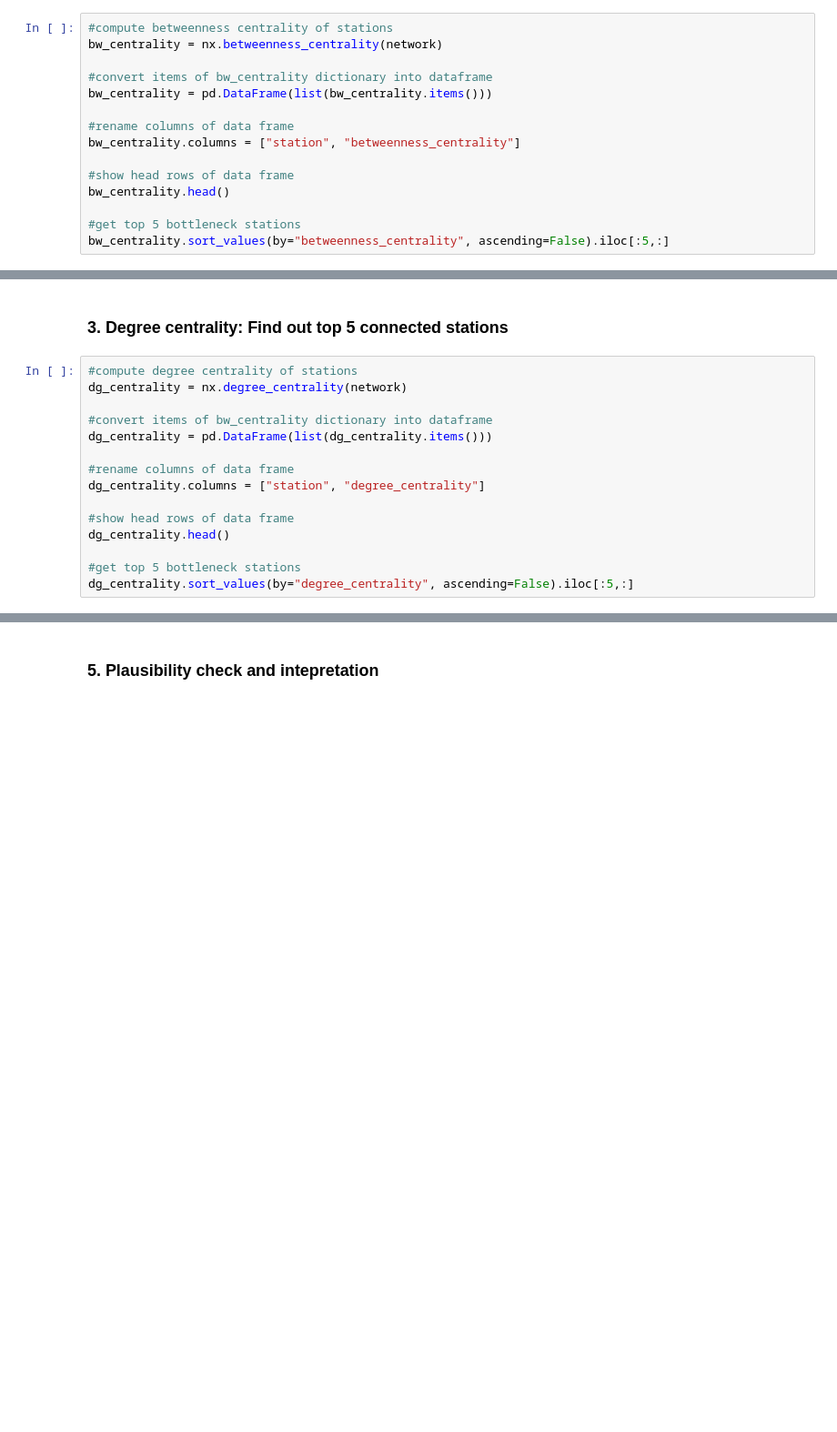
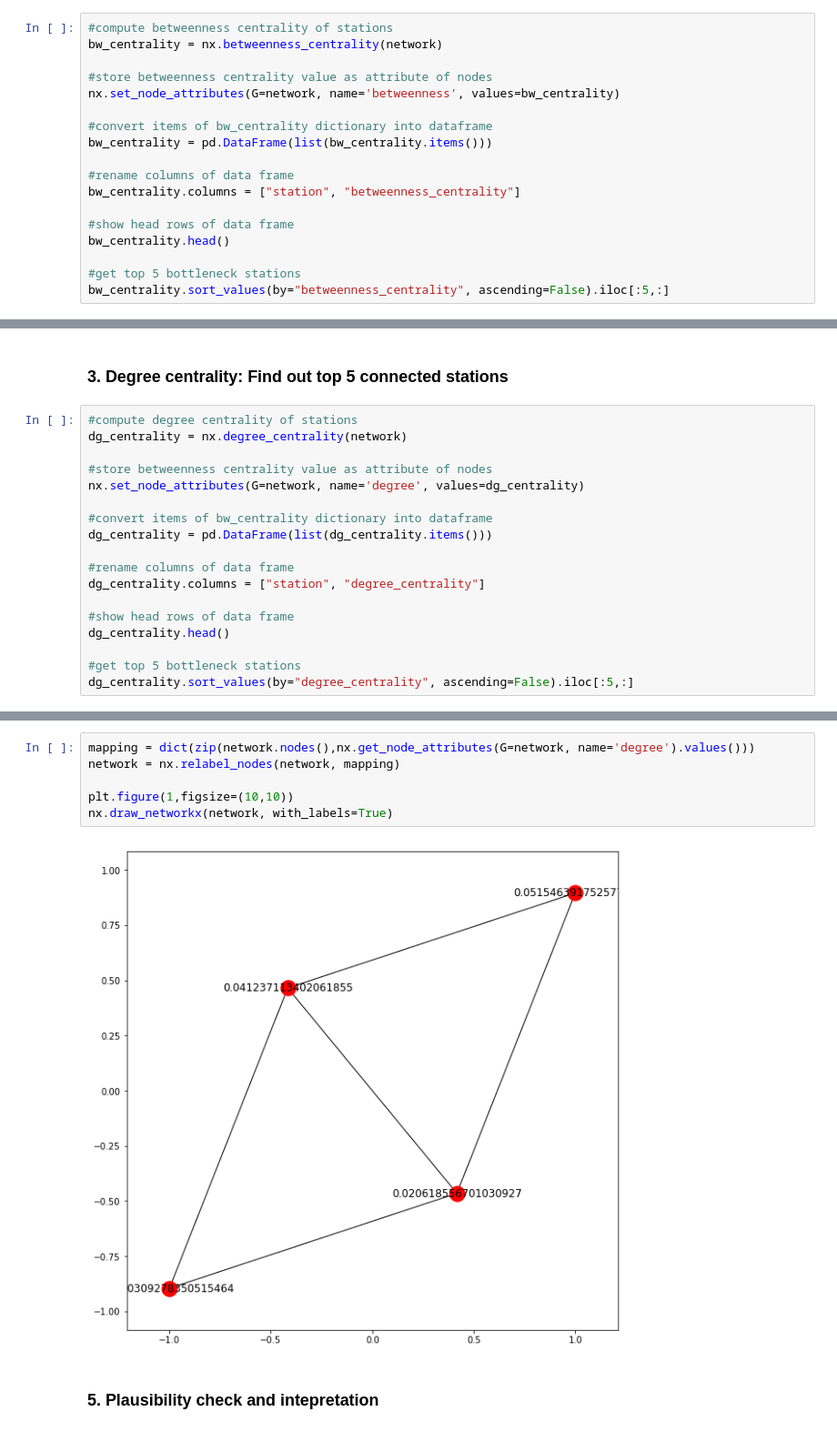
Before and after one commit to MagdalenaDeschner/Network-Analysis-Important-stations-of-public-transportation-net, a Jupyter notebook: notebook.ipynb, the cells around one changed output, grey strips where cells are left out. Shown: that part at 91% size. Cells and saved outputs as stored; diff of their text form; blank space fills up the shorter version.

```diff
--- a/notebook.ipynb
+++ b/notebook.ipynb
@@ -36,6 +47,9 @@ print('The subway in vienna consists of', len(network.nodes), 'different station
 # %%
 #compute betweenness centrality of stations
 bw_centrality = nx.betweenness_centrality(network)
+
+#store betweenness centrality value as attribute of nodes
+nx.set_node_attributes(G=network, name='betweenness', values=bw_centrality)
 
 #convert items of bw_centrality dictionary into dataframe
 bw_centrality = pd.DataFrame(list(bw_centrality.items()))
@@ -53,6 +74,9 @@ bw_centrality.sort_values(by="betweenness_centrality", ascending=False).iloc[:5,
 # %%
 #compute degree centrality of stations
 dg_centrality = nx.degree_centrality(network)
+
+#store betweenness centrality value as attribute of nodes
+nx.set_node_attributes(G=network, name='degree', values=dg_centrality)
 
 #convert items of bw_centrality dictionary into dataframe
 dg_centrality = pd.DataFrame(list(dg_centrality.items()))
@@ -78,3 +102,11 @@ dg_centrality.sort_values(by="degree_centrality", ascending=False).iloc[:5,:]
+# %%
+mapping = dict(zip(network.nodes(),nx.get_node_attributes(G=network, name='degree').values()))
+network = nx.relabel_nodes(network, mapping)
+
+plt.figure(1,figsize=(10,10))
+nx.draw_networkx(network, with_labels=True)
+# %% [output]
+[figure, added]
 # %% [markdown]
 ### 5. Plausibility check and intepretation
 # %% [markdown]
```
Also changed, not shown: parts of 7 cells of this notebook.
